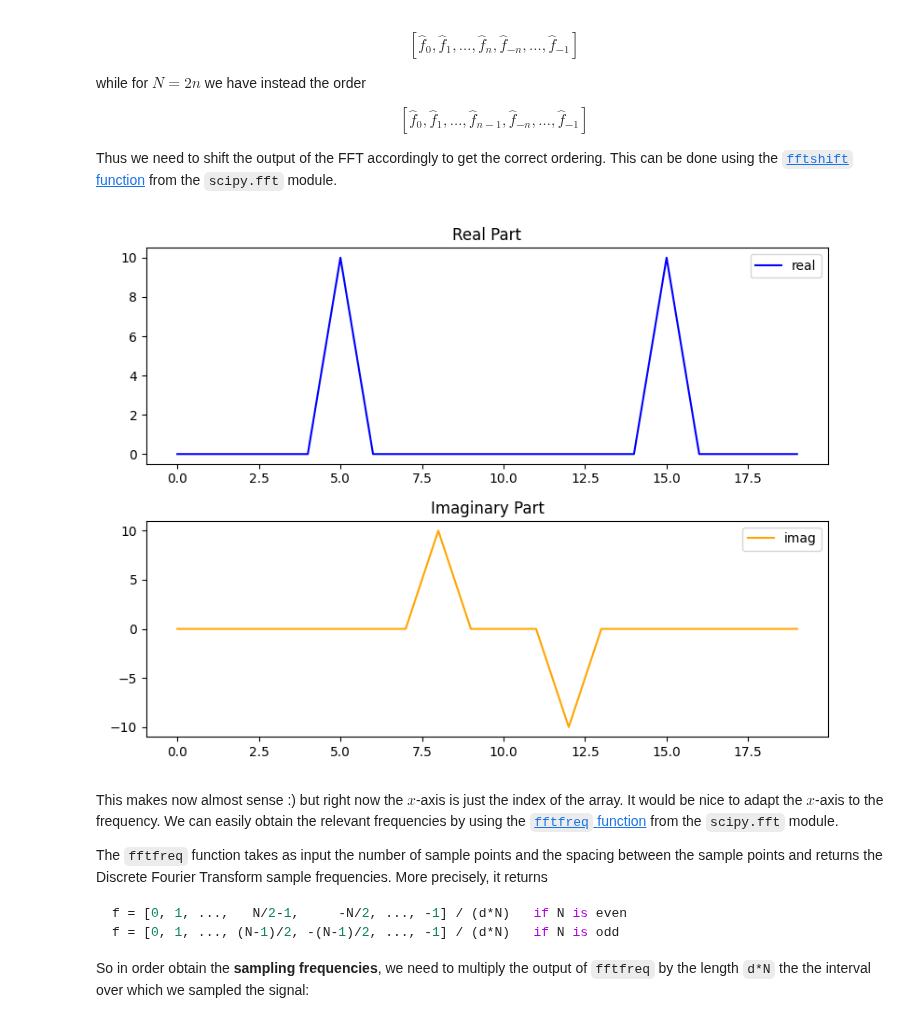
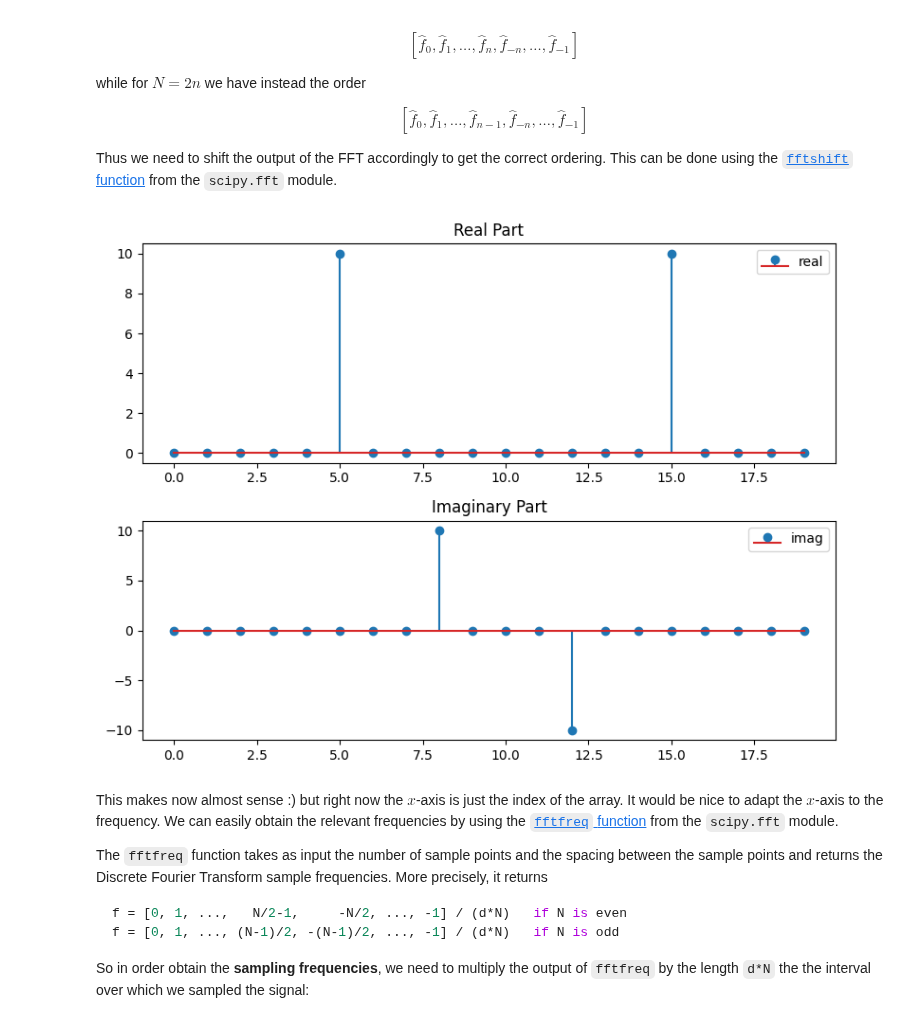
Before and after one commit to solniva/TMA4320_ScientificComputationNotes, a Jupyter notebook: chapter_fourier/UsingDFT.ipynb, the cells around one changed output. Saved outputs shown, nothing was run; the diff lists cells and outputs as text; code cells hidden in the pictures.

```diff
--- a/chapter_fourier/UsingDFT.ipynb
+++ b/chapter_fourier/UsingDFT.ipynb
@@ -148,0 +142,17 @@ plt.tight_layout()
+# %%
+# Sample the signal
+N = 20
+xs = np.linspace(0, L, N, endpoint=False)
+fcs = f_clean(xs)
+
+fcs_hat = fft(fcs)
+fig = plt.figure(figsize=(8, 6))
+axs = fig.subplots(2, 1)
+axs[0].stem(fcs_hat.real, label='real')
+axs[0].set_title('Real Part')
+axs[0].legend()
+
+axs[1].stem(fcs_hat.imag, label='imag')
+axs[1].set_title('Imaginary Part')
+axs[1].legend()
+plt.tight_layout()
@@ -165,23 +177,22 @@ This can be done using the [`fftshift` function](https://docs.scipy.org/doc/scip
 # %%
 # Sample the signal
 N = 20
 xs = np.linspace(0, L, N, endpoint=False)
 fcs = f_clean(xs)
 
 fcs_hat_shift = fftshift(fcs_hat)
 fig = plt.figure(figsize=(8, 6))
 axs = fig.subplots(2, 1)
-axs[0].plot(fcs_hat_shift.real, label='real', color='blue')
+axs[0].stem(fcs_hat_shift.real, label='real')
 axs[0].set_title('Real Part')
 axs[0].legend()
 
-axs[1].plot(fcs_hat_shift.imag, label='imag', color='orange')
+axs[1].stem(fcs_hat_shift.imag, label='imag')
 axs[1].set_title('Imaginary Part')
 axs[1].legend()
 plt.tight_layout()
-# plt.show()
 # %% [output]
-[figure, old version]
+[figure, new version]
 # %% [markdown]
 This makes now almost sense :) but right now the $x$-axis is just the index of the array. It would be nice to adapt the $x$-axis to the frequency.
 We can easily obtain the relevant frequencies by using the [`fftfreq` function](https://docs.scipy.org/doc/scipy/reference/generated/scipy.fft.fftfreq.html#scipy.fft.fftfreq) from the `scipy.fft` module.
```
Also changed, not shown: parts of 11 cells of this notebook, 1 other file.
